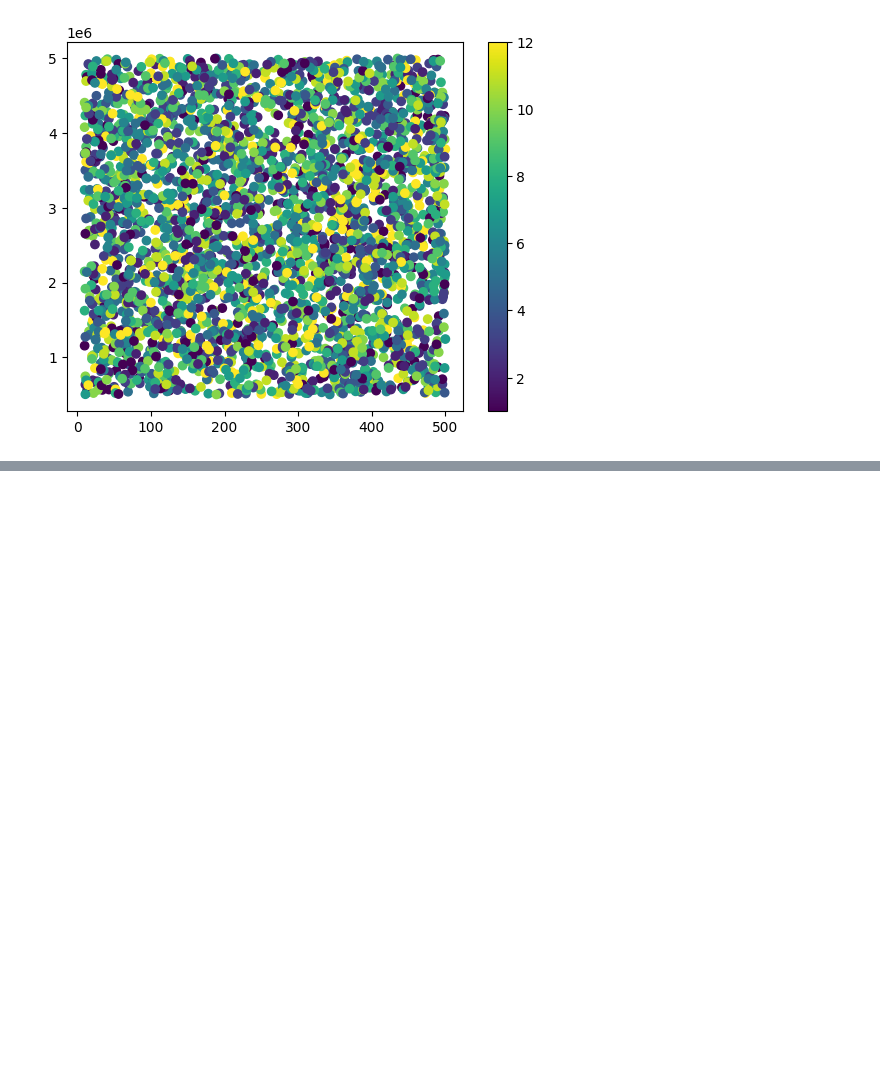
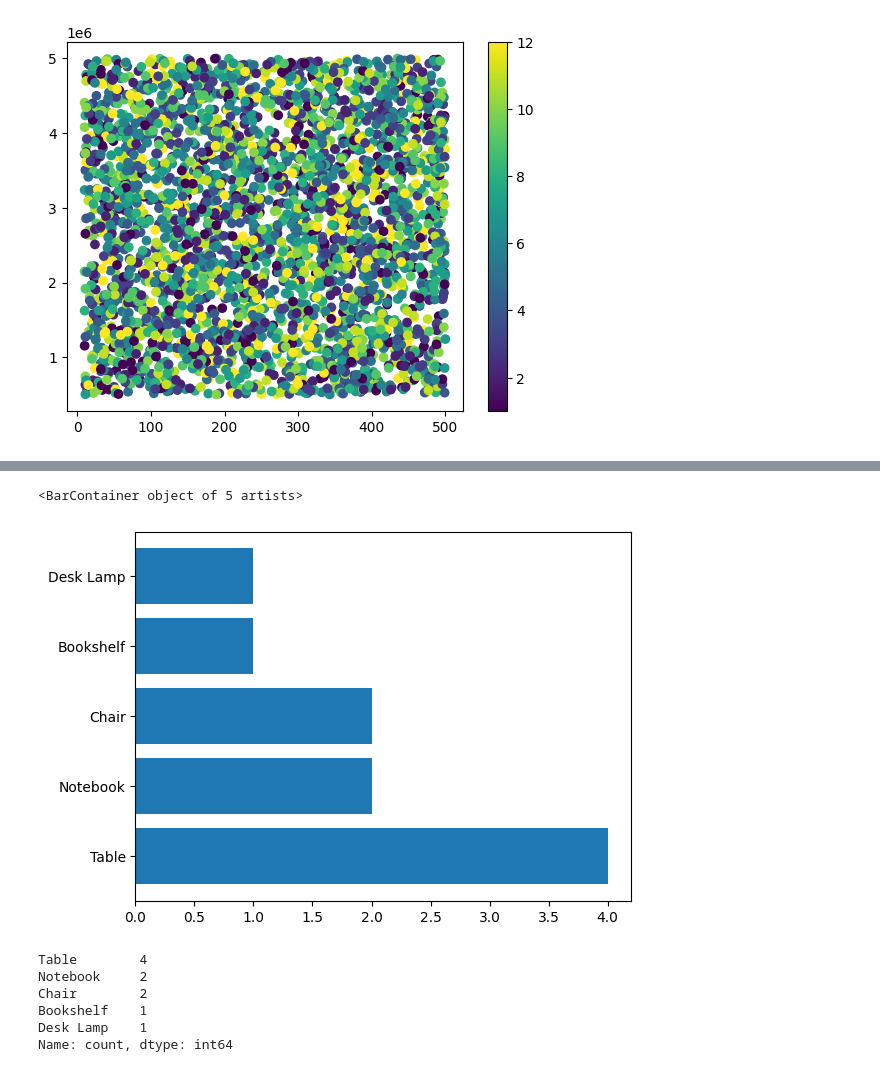
Before and after one commit to aminrahkan/sales-data-analysis, a Jupyter notebook: excercise 1 .ipynb, the cells around one changed output, grey strips where cells are left out. Saved outputs shown, nothing was run; the diff lists cells and outputs as text; code cells hidden in the pictures; blank space fills up the shorter version.

Commit message:
product Per Cities
productPerCities

```diff
--- a/excercise 1 .ipynb
+++ b/excercise 1 .ipynb
@@ -401,3 +401,5 @@ plt.colorbar()
 [figure]
 # %%
 best_sale= data.groupby(data['ProductName'])['QuantitySold']
+# %%
+productPerCities = data.groupby('City').apply(lambda x : x.groupby('ProductName')['QuantitySold'].sum().idxmax())
@@ -403,0 +422,14 @@ best_sale= data.groupby(data['ProductName'])['QuantitySold']
+# %%
+plt.barh(productPerCities.value_counts().index,productPerCities.value_counts().values)
+# %% [output]
+<BarContainer object of 5 artists>
+[figure, added]
+# %%
+productPerCities.value_counts()
+# %% [output]
+Table        4
+Notebook     2
+Chair        2
+Bookshelf    1
+Desk Lamp    1
+Name: count, dtype: int64
```
Also changed, not shown: parts of 4 cells of this notebook.
